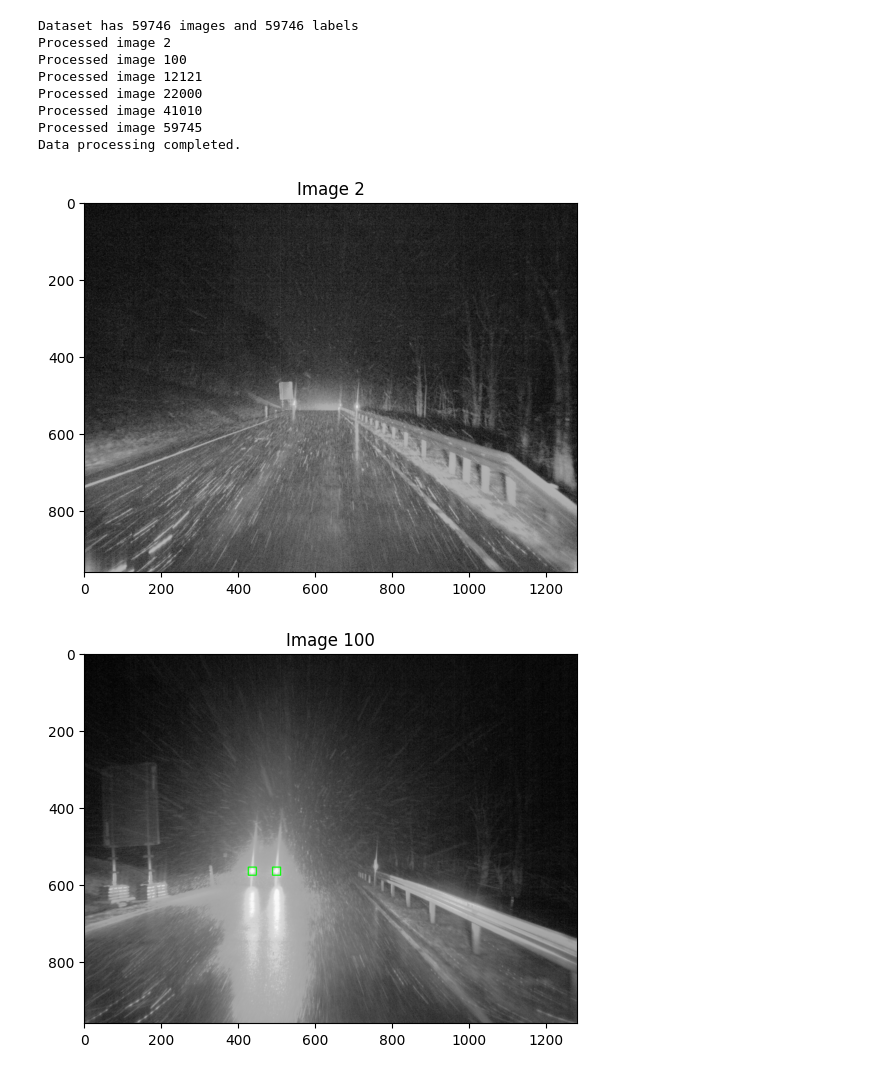
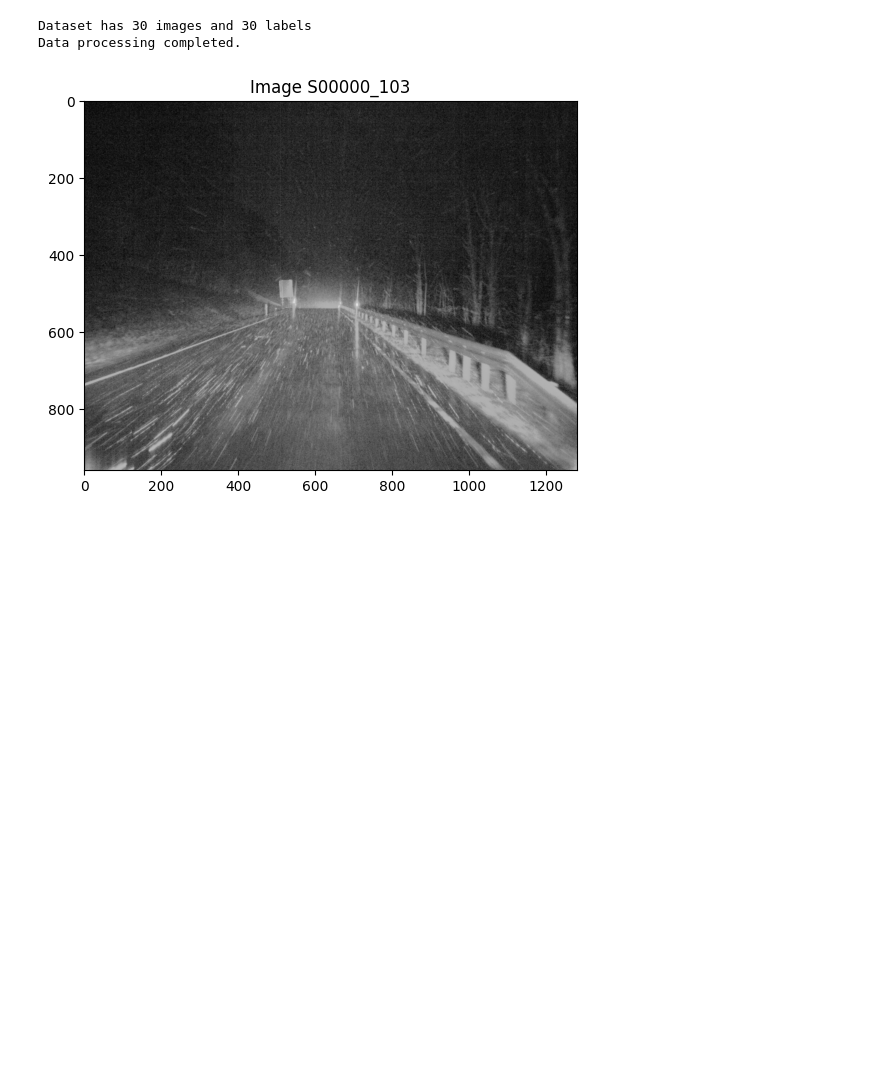
Before and after one commit to asnecemnnit/PyTorch-YOLOv3, a Jupyter notebook: pytorchyolo/utils/read_hdf5_datasets.ipynb, the cells around one changed output. Cells and saved outputs as stored; diff of their text form; code cells hidden in the pictures; blank space fills up the shorter version.

```diff
--- a/pytorchyolo/utils/read_hdf5_datasets.ipynb
+++ b/pytorchyolo/utils/read_hdf5_datasets.ipynb
@@ -9,7 +4,7 @@ from PIL import Image, ImageDraw
 import cv2
 import matplotlib.pyplot as plt
 # %%
-HDF5_PATH = "/mnt/d/Datasets/PVDN/images_hdf5/PVDN_images_labels_final.hdf5"
+HDF5_PATH = "/mnt/d/Datasets/PVDN/images_hdf5/images_labels_map_temp.hdf5"
 
 DATASET_NAME = "PVDN"
 DATASET_SIZE = 59746
@@ -29,64 +24,65 @@ with h5py.File(HDF5_PATH, "r") as hf:
     # Access the datasets
     image_dataset = group["images"]
     label_dataset = group["labels"]
+    map_dataset = group["map"]
 
     image_dataset_size = image_dataset.shape[0]
     label_dataset_size = label_dataset.shape[0]
+    map_dataset_size = map_dataset.shape[0]
 
-    assert (image_dataset_size == label_dataset_size)
-    assert (image_dataset_size == DATASET_SIZE)
+    assert (image_dataset_size == label_dataset_size and map_dataset_size == image_dataset_size)
+    # assert (image_dataset_size == DATASET_SIZE)
 
     print(f"Dataset has {image_dataset_size} images and {label_dataset_size} labels")
 
-    for i in range(image_dataset_size):
+    for entry in map_dataset:
+        image_name, image_index, label_index = entry.decode().split(" ")
+        image_name = str(image_name)
+        image_index = int(image_index)
+        label_index = int(label_index)
+        # print(image_name, image_index, label_index)
 
         # Processing of images and labels
-        if i in DISPLAY_IMAGE_INDEX:
+        if image_index in DISPLAY_IMAGE_INDEX:
             # Processing images
-            image_bytes = image_dataset[i]
+            image_bytes = image_dataset[image_index]
             image = cv2.imdecode(image_bytes, cv2.IMREAD_GRAYSCALE)
+            # print(image)
             # Convert the grayscale image to color
             image = cv2.cvtColor(image, cv2.COLOR_GRAY2BGR)
+            # print(image)
 
             # Processing labels
             # Get the labels for the current entry
-            labels = label_dataset[i]
+            labels = label_dataset[label_index]
 
             if len(labels):
                 # Split the byte string into individual lines
                 labels = labels.split(b'\n')
                 # Parse each line as a numpy array
                 labels_array = [np.fromstring(label, dtype=float, sep=' ') for label in labels]
                 # Convert the list of arrays into a 2D numpy array
                 labels_array = np.array(labels_array)
 
                 for label in labels_array:
                     class_label, x, y, w, h = np.nan_to_num(label)
                     x_min = x * float(DATASET_IMAGE_WIDTH) - w * float(DATASET_IMAGE_WIDTH) / 2.0
                     y_min = y * float(DATASET_IMAGE_HEIGHT) - h * float(DATASET_IMAGE_HEIGHT) / 2.0
                     x_max = x * float(DATASET_IMAGE_WIDTH) + w * float(DATASET_IMAGE_WIDTH) / 2.0
                     y_max = y * float(DATASET_IMAGE_HEIGHT) + h * float(DATASET_IMAGE_HEIGHT) / 2.0
                     light_class = CLASS[int(class_label)]
 
                     # Draw the rectangle on the image
                     image = cv2.rectangle(image, (int(x_min), int(y_min)), (int(x_max), int(y_max)), CLASS_COLOR[light_class], 2)
 
             # Display the image
             plt.figure()
             plt.imshow(image)
-            plt.title(f"Image {i}")
-            print(f"Processed image {i}")
+            plt.title(f"Image {image_name}")
 
 
     print("Data processing completed.")
 # %% [output]
-Dataset has 59746 images and 59746 labels
-Processed image 2
-Processed image 100
-Processed image 12121
-Processed image 22000
-Processed image 41010
-Processed image 59745
+Dataset has 30 images and 30 labels
 Data processing completed.
-[figure, old version]
+[figure, new version]
-[figure, removed]
```
Also changed, not shown: parts of 2 cells of this notebook, 1 other file.
